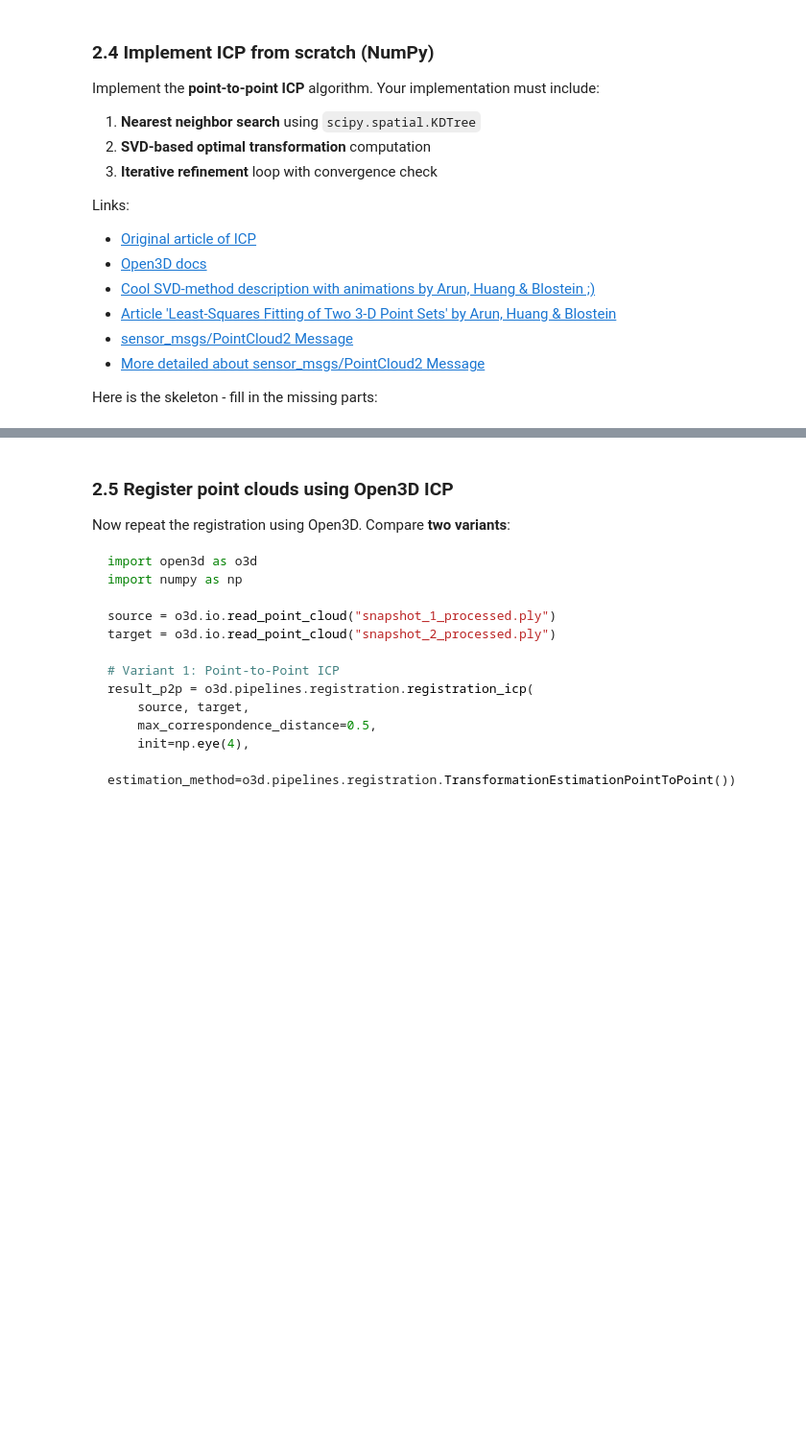
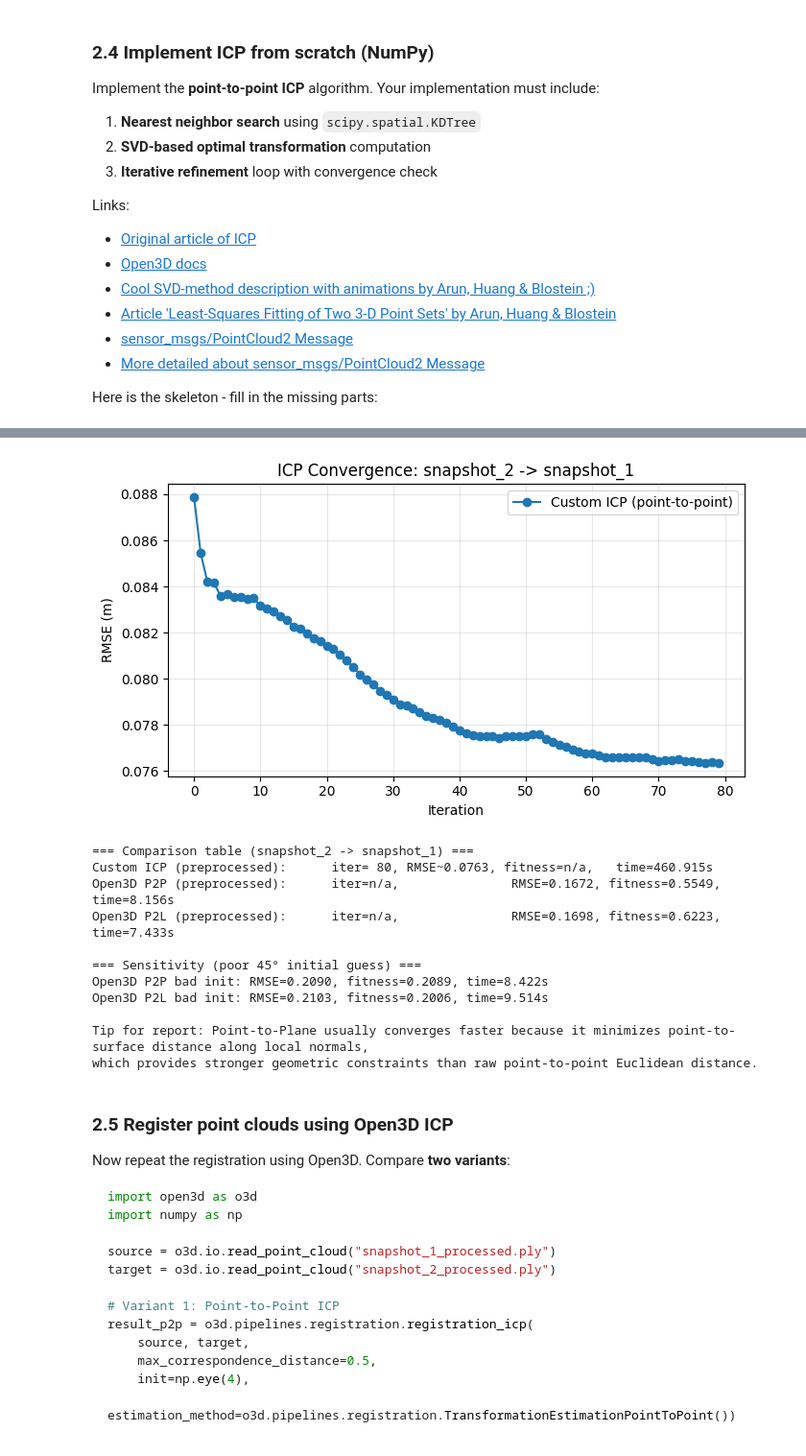
Before and after one commit to AnasxHamrouni/SensorsAndSensing, a Jupyter notebook: LAB06_Lidar/Lab_6_LiDAR_ROS2.ipynb, the cells around one changed output, grey strips where cells are left out. Shown at 96% size. Cells and saved outputs as stored; diff of their text form; code cells hidden in the pictures; blank space fills up the shorter version.

```diff
--- a/LAB06_Lidar/Lab_6_LiDAR_ROS2.ipynb
+++ b/LAB06_Lidar/Lab_6_LiDAR_ROS2.ipynb
@@ -431,3 +986,54 @@ def icp(source, target, max_iterations=50, tolerance=1e-6, max_correspondence_di
+# %%
+# Report-ready metrics + plots
+
+# 1) Convergence plot for custom ICP
+plt.figure(figsize=(7, 4))
+plt.plot(errs_custom_21, marker="o", label="Custom ICP (point-to-point)")
+plt.xlabel("Iteration")
+plt.ylabel("RMSE (m)")
+plt.title("ICP Convergence: snapshot_2 -> snapshot_1")
+plt.grid(True, alpha=0.3)
+plt.legend()
+plt.tight_layout()
+plt.show()
+
+# 2) Sensitivity experiment: poor initial guess (45 deg yaw) for Open3D
+angle = np.deg2rad(45)
+Rz = np.array([
+    [np.cos(angle), -np.sin(angle), 0, 0],
+    [np.sin(angle),  np.cos(angle), 0, 0],
+    [0,              0,             1, 0],
+    [0,              0,             0, 1],
+], dtype=float)
+
+res_p2p_bad_init, t_p2p_bad_init = run_open3d_icp(proc_clouds[1], proc_clouds[0], point_to_plane=False, init=Rz)
+res_p2l_bad_init, t_p2l_bad_init = run_open3d_icp(proc_clouds[1], proc_clouds[0], point_to_plane=True, init=Rz)
+
+# 3) Performance-style summary
+print("\n=== Comparison table (snapshot_2 -> snapshot_1) ===")
+print(f"Custom ICP (preprocessed):      iter={len(errs_custom_21):3d}, RMSE~{rmse_custom_21:.4f}, fitness=n/a,   time={t_custom_21:.3f}s")
+print(f"Open3D P2P (preprocessed):      iter=n/a,               RMSE={res_p2p_21.inlier_rmse:.4f}, fitness={res_p2p_21.fitness:.4f}, time={t_p2p_21:.3f}s")
+print(f"Open3D P2L (preprocessed):      iter=n/a,               RMSE={res_p2l_21.inlier_rmse:.4f}, fitness={res_p2l_21.fitness:.4f}, time={t_p2l_21:.3f}s")
+
+print("\n=== Sensitivity (poor 45° initial guess) ===")
+print(f"Open3D P2P bad init: RMSE={res_p2p_bad_init.inlier_rmse:.4f}, fitness={res_p2p_bad_init.fitness:.4f}, time={t_p2p_bad_init:.3f}s")
+print(f"Open3D P2L bad init: RMSE={res_p2l_bad_init.inlier_rmse:.4f}, fitness={res_p2l_bad_init.fitness:.4f}, time={t_p2l_bad_init:.3f}s")
+
+print("\nTip for report: Point-to-Plane usually converges faster because it minimizes point-to-surface distance along local normals,")
+print("which provides stronger geometric constraints than raw point-to-point Euclidean distance.")
+# %% [output]
+[figure, added]
+=== Comparison table (snapshot_2 -> snapshot_1) ===
+Custom ICP (preprocessed):      iter= 80, RMSE~0.0763, fitness=n/a,   time=460.915s
+Open3D P2P (preprocessed):      iter=n/a,               RMSE=0.1672, fitness=0.5549, time=8.156s
+Open3D P2L (preprocessed):      iter=n/a,               RMSE=0.1698, fitness=0.6223, time=7.433s
+
+=== Sensitivity (poor 45° initial guess) ===
+Open3D P2P bad init: RMSE=0.2090, fitness=0.2089, time=8.422s
+Open3D P2L bad init: RMSE=0.2103, fitness=0.2006, time=9.514s
+
+Tip for report: Point-to-Plane usually converges faster because it minimizes point-to-surface distance along local normals,
+which provides stronger geometric constraints than raw point-to-point Euclidean distance.
 # %% [markdown]
 ### 2.5 Register point clouds using Open3D ICP
 
```
Also changed, not shown: parts of 6 cells of this notebook, 11 other files.
